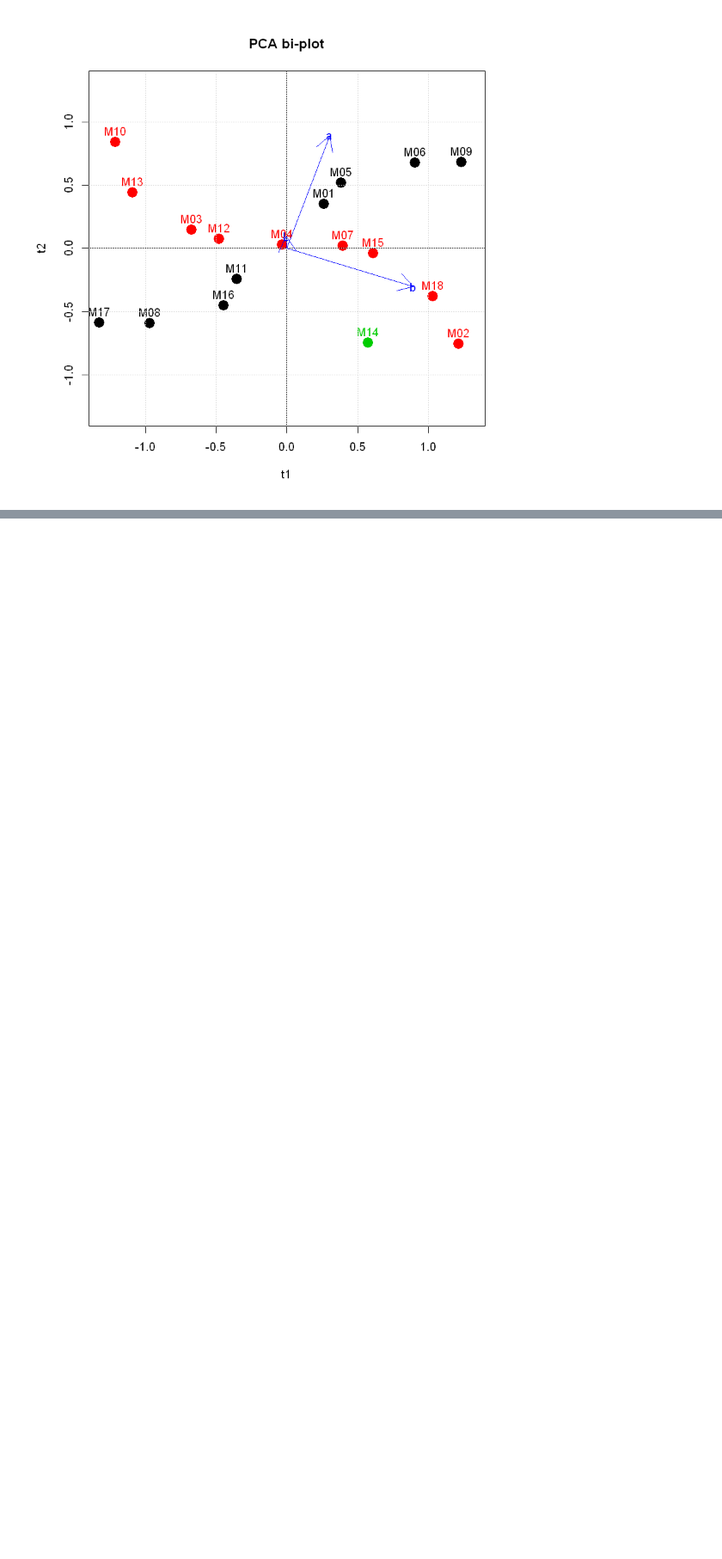
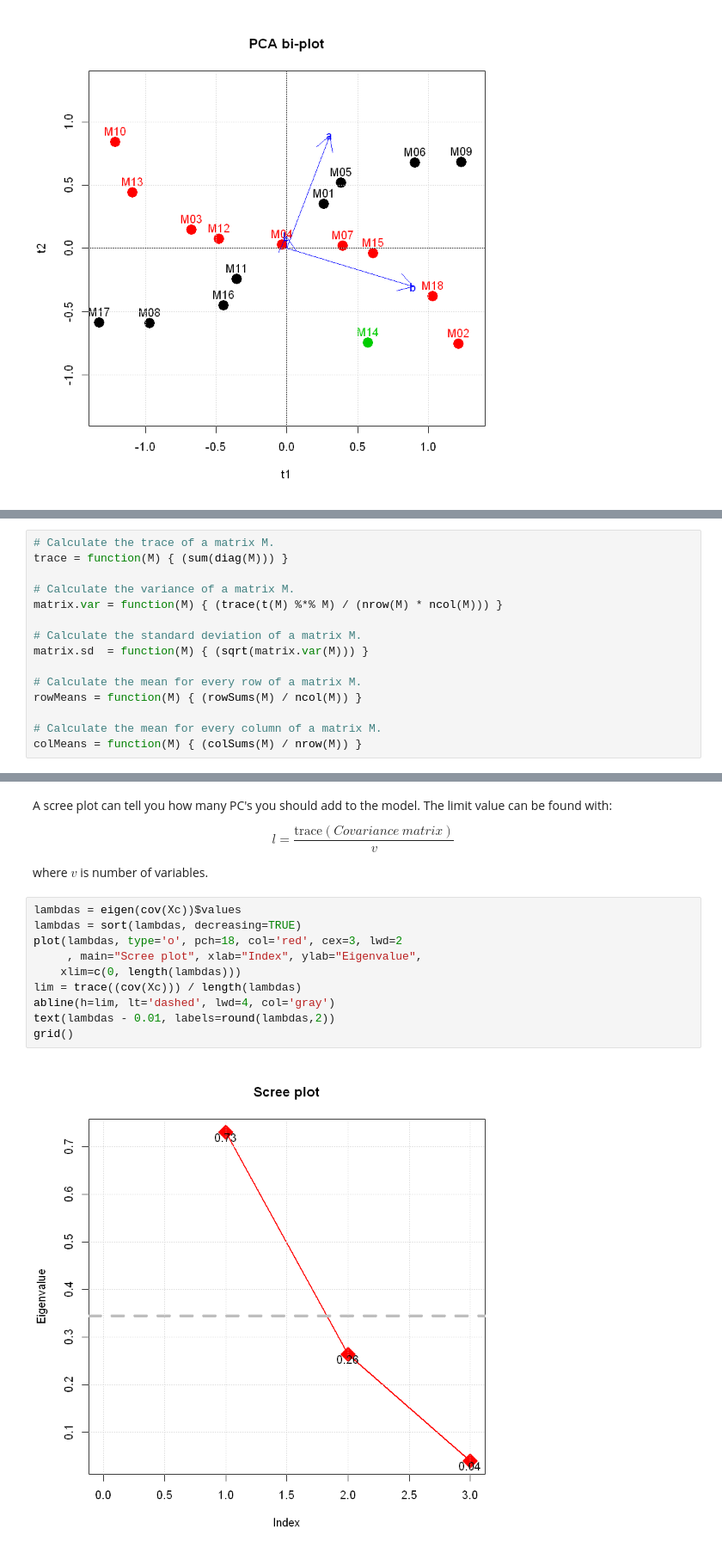
Before and after one commit to darkeclipz/multivariate-statistiek, a Jupyter notebook: PCA spirals.ipynb, the cells around one changed output, grey strips where cells are left out. Shown: that part at 86% size. Saved outputs shown, nothing was run; the diff lists cells and outputs as text; blank space fills up the shorter version.

```diff
--- a/PCA spirals.ipynb
+++ b/PCA spirals.ipynb
@@ -198,0 +204,15 @@ text(p1*loadingScale,p2*loadingScale,labels=c('L', 'a', 'b'), col='blue')
+# %%
+# Calculate the trace of a matrix M.
+trace = function(M) { (sum(diag(M))) }
+
+# Calculate the variance of a matrix M.
+matrix.var = function(M) { (trace(t(M) %*% M) / (nrow(M) * ncol(M))) }
+
+# Calculate the standard deviation of a matrix M.
+matrix.sd  = function(M) { (sqrt(matrix.var(M))) }
+
+# Calculate the mean for every row of a matrix M.
+rowMeans = function(M) { (rowSums(M) / ncol(M)) }
+
+# Calculate the mean for every column of a matrix M.
+colMeans = function(M) { (colSums(M) / nrow(M)) }
@@ -198,0 +262,18 @@ text(p1*loadingScale,p2*loadingScale,labels=c('L', 'a', 'b'), col='blue')
+# %% [markdown]
+A scree plot can tell you how many PC's you should add to the model. The limit value can be found with:
+
+$$ l = \dfrac{\textrm{trace}(Covariance\ matrix)}{v}$$
+
+where $v$ is number of variables.
+# %%
+lambdas = eigen(cov(Xc))$values
+lambdas = sort(lambdas, decreasing=TRUE)
+plot(lambdas, type='o', pch=18, col='red', cex=3, lwd=2
+     , main="Scree plot", xlab="Index", ylab="Eigenvalue",
+    xlim=c(0, length(lambdas)))
+lim = trace((cov(Xc))) / length(lambdas)
+abline(h=lim, lt='dashed', lwd=4, col='gray')
+text(lambdas - 0.01, labels=round(lambdas,2))
+grid()
+# %% [output]
+[figure, added]
```
Also changed, not shown: parts of 49 cells of this notebook.
